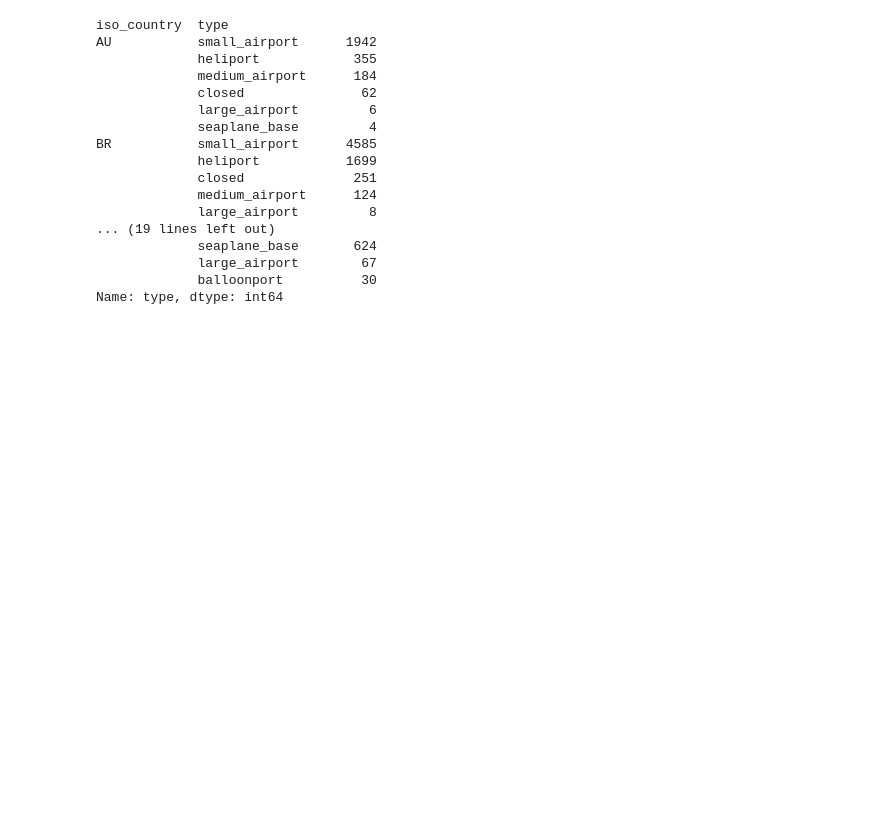
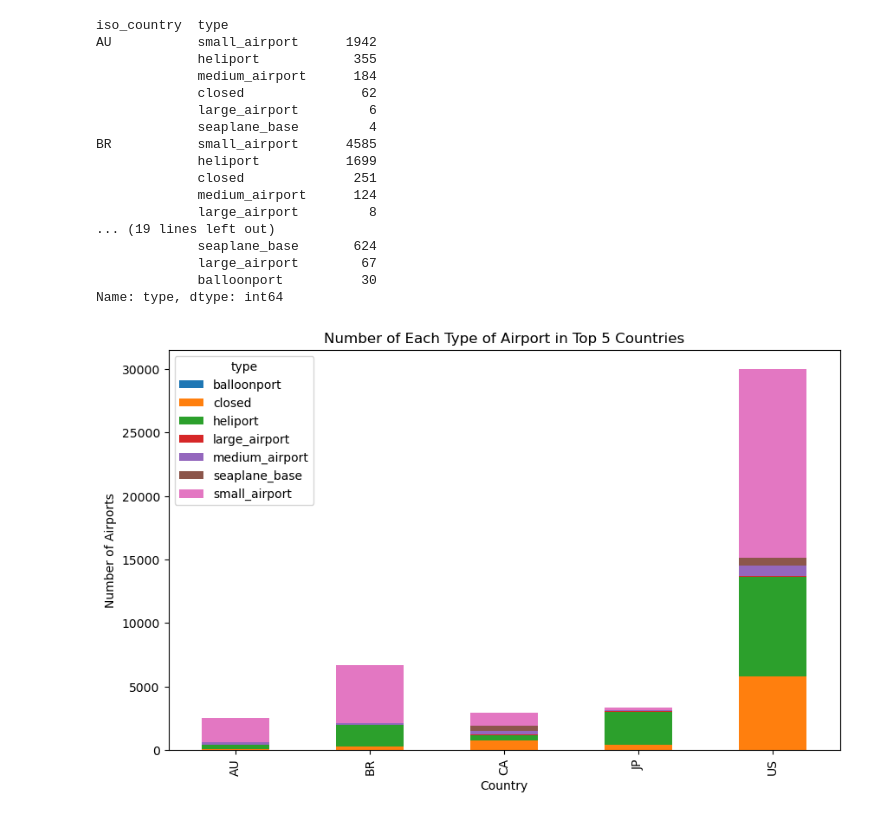
Before and after one commit to raj-rajat/World-Airports, a Jupyter notebook: world-airports.ipynb, the cells around one changed output. Saved outputs shown, nothing was run; the diff lists cells and outputs as text; code cells hidden in the pictures; blank space fills up the shorter version.

Commit message:
Kaggle Notebook | ✈️ World Airports | Version 2

```diff
--- a/world-airports.ipynb
+++ b/world-airports.ipynb
@@ -517,3 +517,22 @@ BR           small_airport      4585
              large_airport        67
              balloonport          30
 Name: type, dtype: int64
+# %%
+# Preparing the data for the plot
+plot_data = airport_type_counts.unstack(level=1).fillna(0)
+
+# Creating a figure and axes
+fig, ax = plt.subplots(figsize=(10, 6))
+
+# Creating a stacked bar plot
+plot_data.plot(kind='bar', stacked=True, ax=ax)
+
+# Setting the title and labels
+ax.set_title('Number of Each Type of Airport in Top 5 Countries')
+ax.set_xlabel('Country')
+ax.set_ylabel('Number of Airports')
+
+# Displaying the plot
+plt.show()
+# %% [output]
+[figure, added]
```
Also changed, not shown: parts of 12 cells of this notebook.
